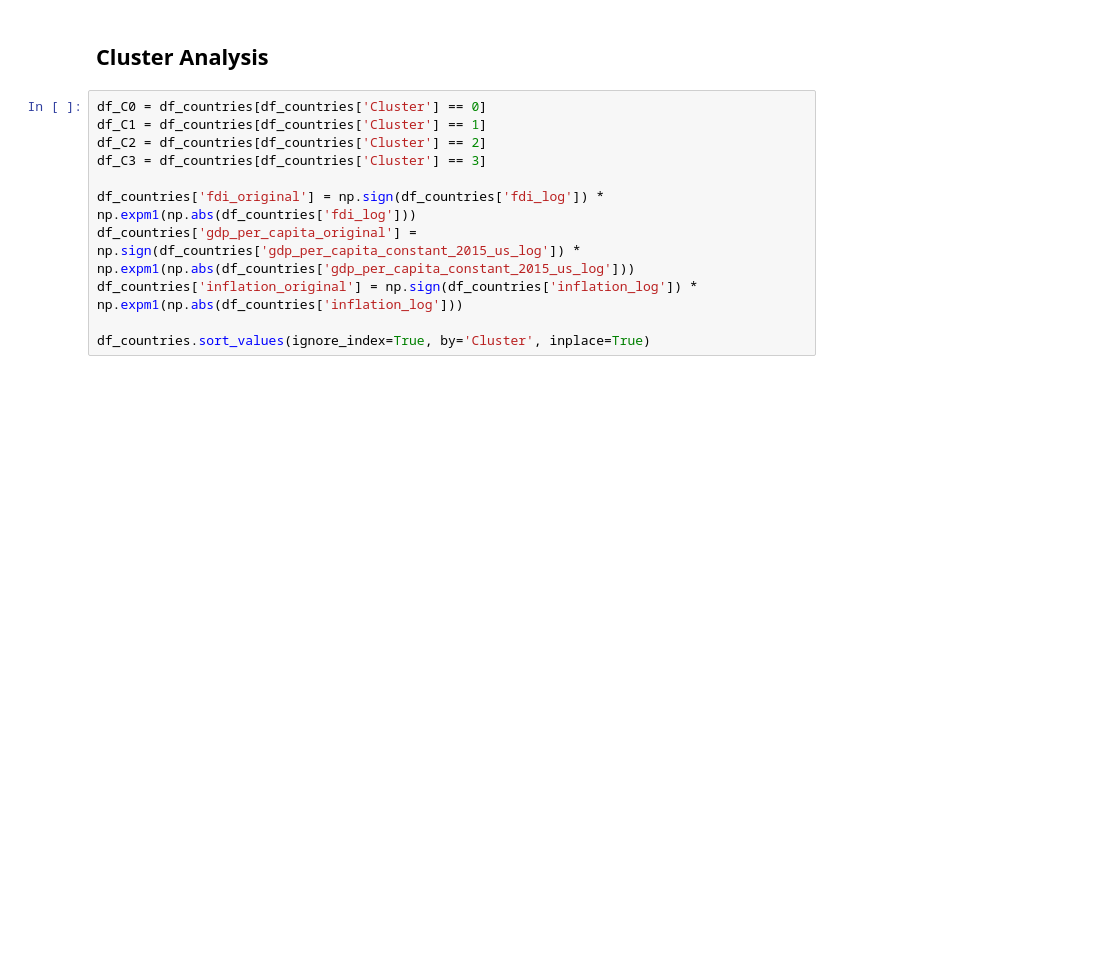
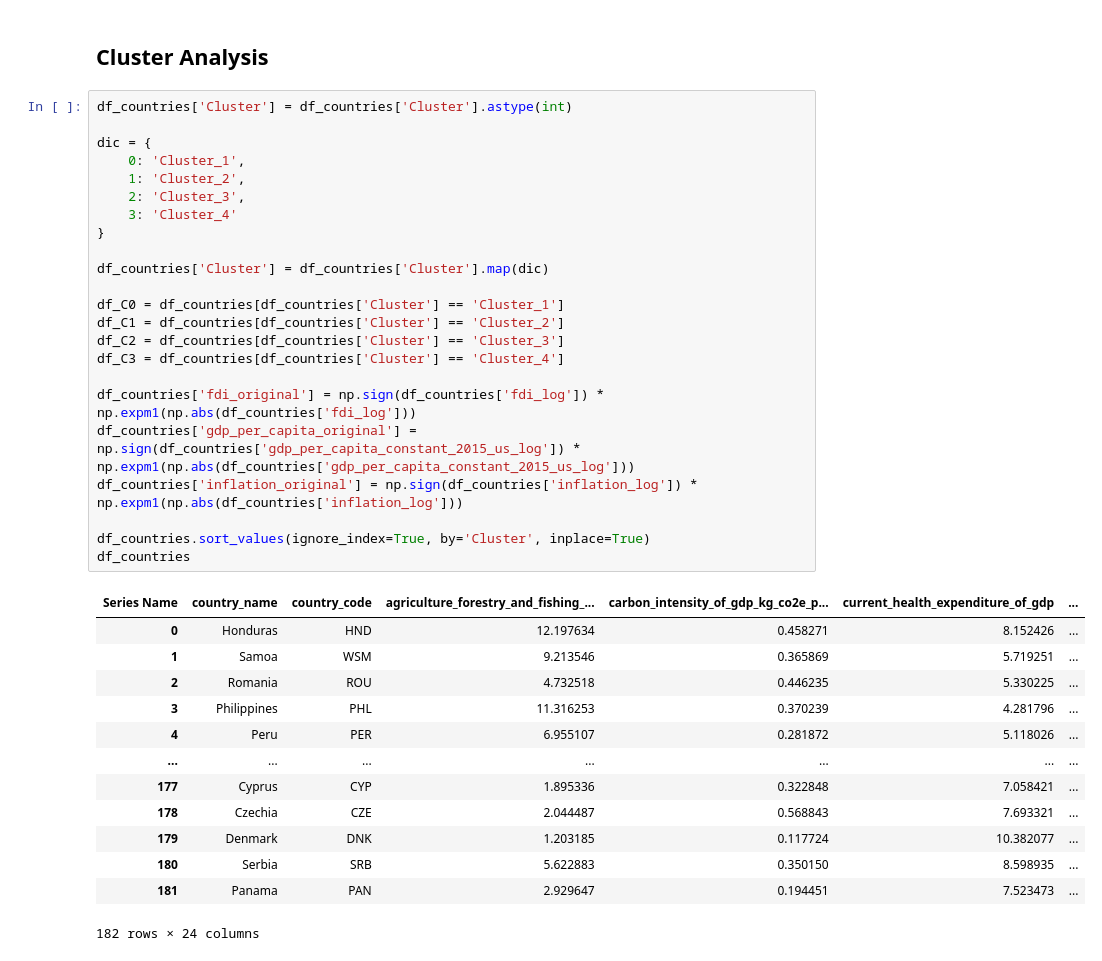
Before and after one commit to Mina-Makram-001/2B_Data_Science_Portfolio, a Jupyter notebook: Task_4_(Train_3_Unsupervised_ML_Models)/4_The_Model_&_Cluster_Analysis.ipynb, the cells around one changed output. Cells and saved outputs as stored; diff of their text form; blank space fills up the shorter version.

```diff
--- a/Task_4_(Train_3_Unsupervised_ML_Models)/4_The_Model_&_Cluster_Analysis.ipynb
+++ b/Task_4_(Train_3_Unsupervised_ML_Models)/4_The_Model_&_Cluster_Analysis.ipynb
@@ -582,14 +582,40 @@ Calinski-Harabasz Index: 251.425
 # %% [markdown]
 ## **Cluster Analysis**
 # %%
-df_C0 = df_countries[df_countries['Cluster'] == 0]
-df_C1 = df_countries[df_countries['Cluster'] == 1]
-df_C2 = df_countries[df_countries['Cluster'] == 2]
-df_C3 = df_countries[df_countries['Cluster'] == 3]
+df_countries['Cluster'] = df_countries['Cluster'].astype(int)
+
+dic = {
+    0: 'Cluster_1',
+    1: 'Cluster_2',
+    2: 'Cluster_3',
+    3: 'Cluster_4'
+}
+
+df_countries['Cluster'] = df_countries['Cluster'].map(dic)
+
+df_C0 = df_countries[df_countries['Cluster'] == 'Cluster_1']
+df_C1 = df_countries[df_countries['Cluster'] == 'Cluster_2']
+df_C2 = df_countries[df_countries['Cluster'] == 'Cluster_3']
+df_C3 = df_countries[df_countries['Cluster'] == 'Cluster_4']
 
 df_countries['fdi_original'] = np.sign(df_countries['fdi_log']) * np.expm1(np.abs(df_countries['fdi_log']))
 df_countries['gdp_per_capita_original'] = np.sign(df_countries['gdp_per_capita_constant_2015_us_log']) * np.expm1(np.abs(df_countries['gdp_per_capita_constant_2015_us_log']))
 df_countries['inflation_original'] = np.sign(df_countries['inflation_log']) * np.expm1(np.abs(df_countries['inflation_log']))
 
 df_countries.sort_values(ignore_index=True, by='Cluster', inplace=True)
+df_countries
+# %% [output]
+| Series Name | country_name | country_code | agriculture_forestry_and_fishing_... | carbon_intensity_of_gdp_kg_co2e_p... | current_health_expenditure_of_gdp | ... |
+| 0 | Honduras | HND | 12.197634 | 0.458271 | 8.152426 | ... |
+| 1 | Samoa | WSM | 9.213546 | 0.365869 | 5.719251 | ... |
+| 2 | Romania | ROU | 4.732518 | 0.446235 | 5.330225 | ... |
+| 3 | Philippines | PHL | 11.316253 | 0.370239 | 4.281796 | ... |
+| 4 | Peru | PER | 6.955107 | 0.281872 | 5.118026 | ... |
+| ... | ... | ... | ... | ... | ... | ... |
+| 177 | Cyprus | CYP | 1.895336 | 0.322848 | 7.058421 | ... |
+| 178 | Czechia | CZE | 2.044487 | 0.568843 | 7.693321 | ... |
+| 179 | Denmark | DNK | 1.203185 | 0.117724 | 10.382077 | ... |
+| 180 | Serbia | SRB | 5.622883 | 0.350150 | 8.598935 | ... |
+| 181 | Panama | PAN | 2.929647 | 0.194451 | 7.523473 | ... |
+182 rows × 24 columns
 # %%
```
Also changed, not shown: parts of 4 cells of this notebook, 2 other files.
